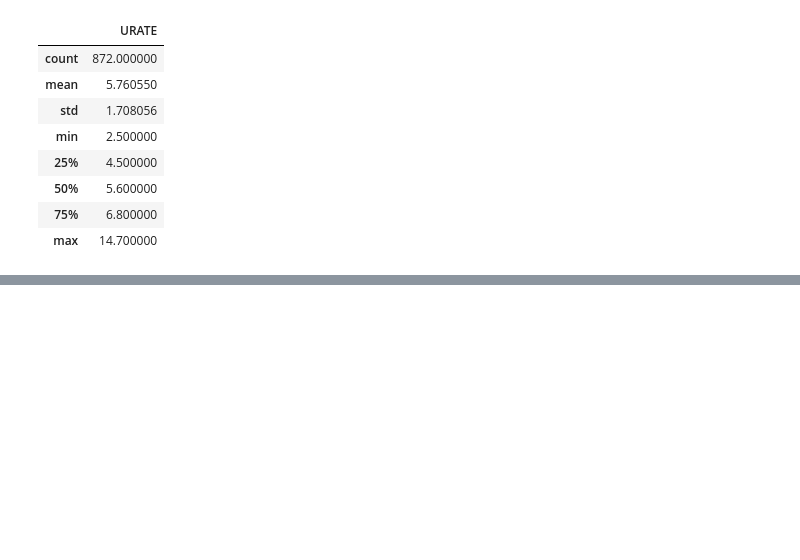
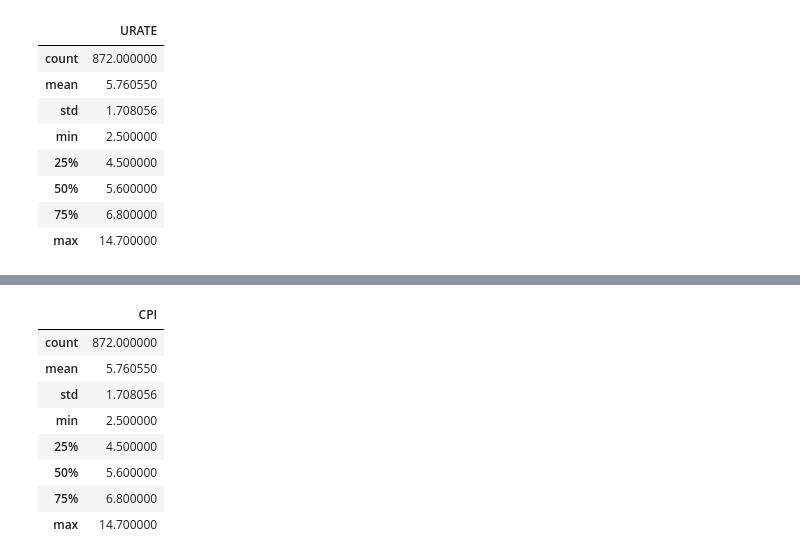
Before and after one commit to xiaoww3/Final-Project, a Jupyter notebook: project.ipynb, the cells around one changed output, grey strips where cells are left out. Saved outputs shown, nothing was run; the diff lists cells and outputs as text; code cells hidden in the pictures; blank space fills up the shorter version.

```diff
--- a/project.ipynb
+++ b/project.ipynb
@@ -68,0 +97,13 @@ data.describe()
+# %%
+#Summary Statistics for CPI
+data_c.describe()
+# %% [output]
+|  | CPI |
+| count | 872.000000 |
+| mean | 5.760550 |
+| std | 1.708056 |
+| min | 2.500000 |
+| 25% | 4.500000 |
+| 50% | 5.600000 |
+| 75% | 6.800000 |
+| max | 14.700000 |
```
Also changed, not shown: parts of 4 cells of this notebook.
